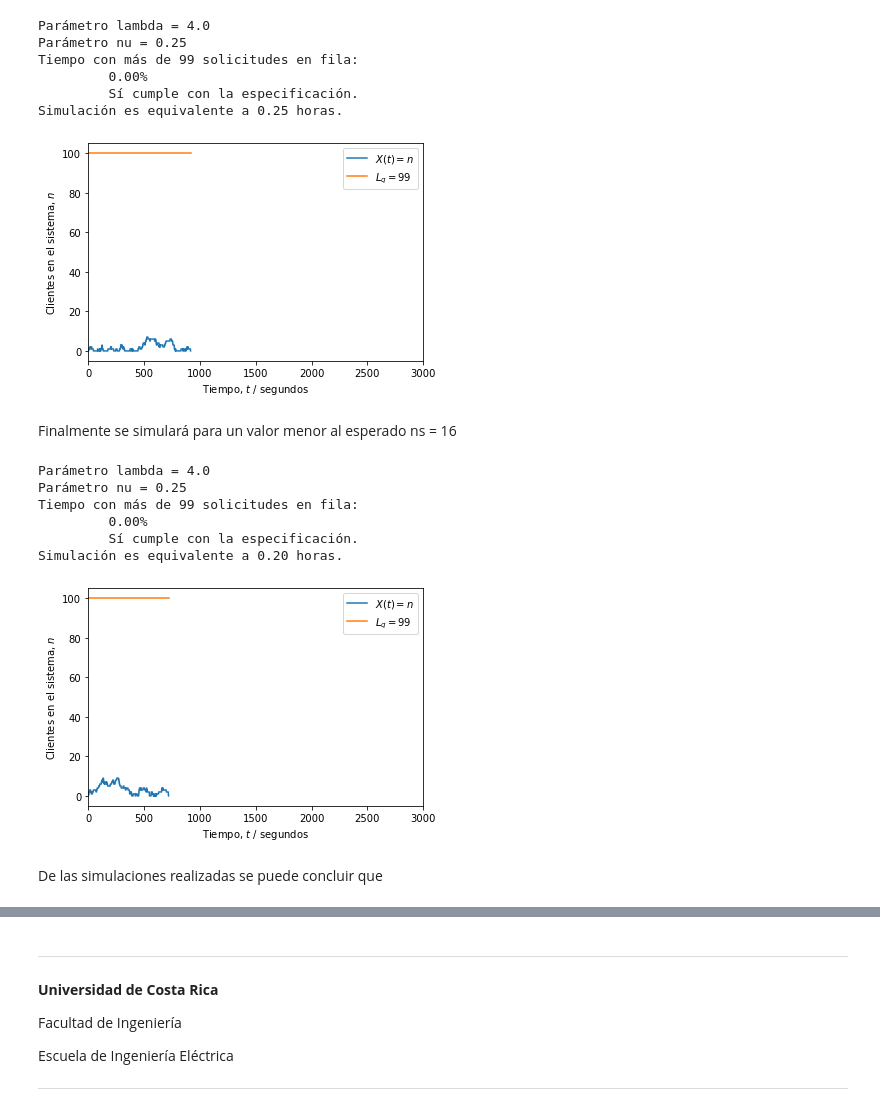
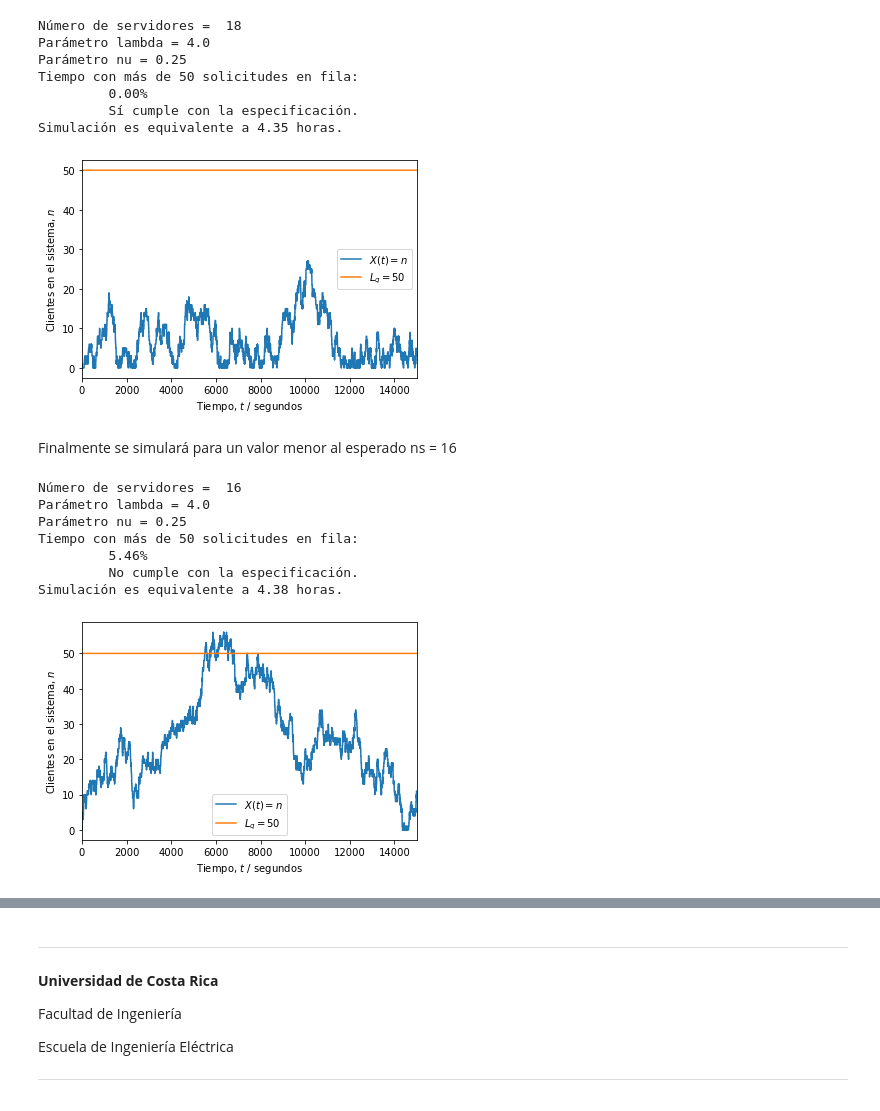
Before and after one commit to kathalsol/Proyecto5, a Jupyter notebook: P5.ipynb, the cells around one changed output, grey strips where cells are left out. Drawn from its saved outputs; the diff is of its cells as text; code cells hidden in the pictures.

```diff
--- a/P5.ipynb
+++ b/P5.ipynb
@@ -365,24 +198,30 @@ Se realiza la simulación con un número de servidores mayor al número de servi
 # %%
-programa(50, (4/60), (0.25/60),18)
+# Prueba para 18 servidores
+
+# Se llama la función programa
+programa(1000, (4/60), (0.25/60), 18)
 # %% [output]
+Número de servidores =  18
 Parámetro lambda = 4.0
 Parámetro nu = 0.25
-Tiempo con más de 99 solicitudes en fila:
+Tiempo con más de 50 solicitudes en fila:
          0.00%
          Sí cumple con la especificación.
-Simulación es equivalente a 0.25 horas.
+Simulación es equivalente a 4.35 horas.
-[figure, old version]
+[figure, new version]
 # %% [markdown]
 Finalmente se simulará para un valor menor al esperado ns = 16
 # %%
-programa(50, (4/60), (0.25/60),16)
+# Prueba para 16 servidores
+
+# Se llama la función programa
+programa(1000, (4/60), (0.25/60), 16)
 # %% [output]
+Número de servidores =  16
 Parámetro lambda = 4.0
 Parámetro nu = 0.25
-Tiempo con más de 99 solicitudes en fila:
-         0.00%
-         Sí cumple con la especificación.
-Simulación es equivalente a 0.20 horas.
+Tiempo con más de 50 solicitudes en fila:
+         5.46%
+         No cumple con la especificación.
+Simulación es equivalente a 4.38 horas.
-[figure, old version]
+[figure, new version]
-# %% [markdown]
-De las simulaciones realizadas se puede concluir que
```
Also changed, not shown: parts of 14 cells of this notebook.
